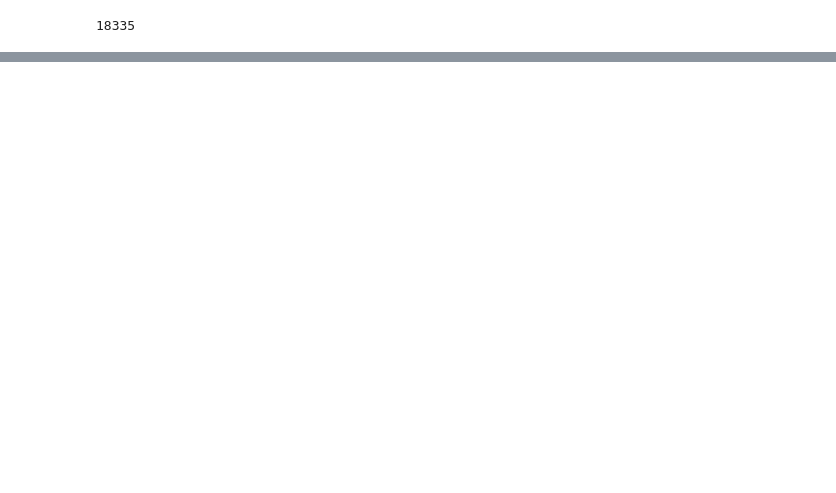
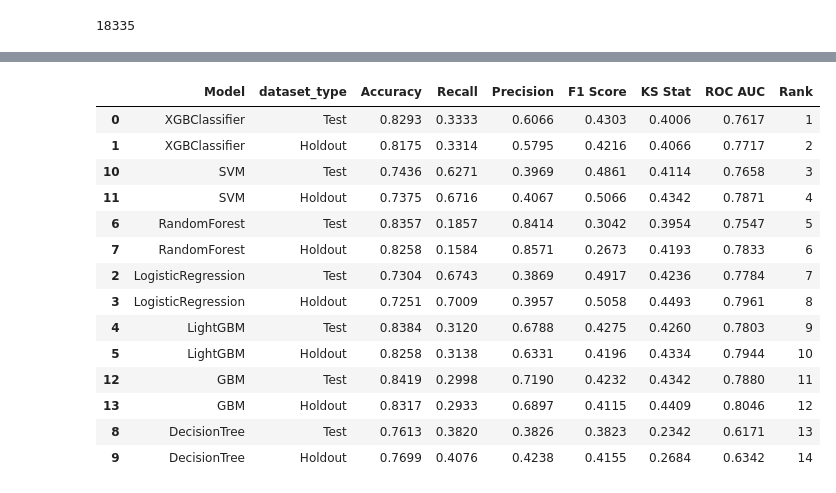
Before and after one commit to LinoMejiaDC/Machine-Leaarning-premature-births, a Jupyter notebook: Premature_model/notebooks/05_Modeling.ipynb, the cells around one changed output, grey strips where cells are left out. Saved outputs shown, nothing was run; the diff lists cells and outputs as text; code cells hidden in the pictures; blank space fills up the shorter version.

```diff
--- a/Premature_model/notebooks/05_Modeling.ipynb
+++ b/Premature_model/notebooks/05_Modeling.ipynb
@@ -411,0 +742,2 @@ data_train.CASEID.nunique()
+# %%
+result = rank_models(train_data, train_labels, test_data, test_labels, holdout_data, holdout_labels)
@@ -411,0 +761,18 @@ data_train.CASEID.nunique()
+# %%
+result
+# %% [output]
+|  | Model | dataset_type | Accuracy | Recall | Precision | F1 Score | KS Stat | ROC AUC | Rank |
+| 0 | XGBClassifier | Test | 0.8293 | 0.3333 | 0.6066 | 0.4303 | 0.4006 | 0.7617 | 1 |
+| 1 | XGBClassifier | Holdout | 0.8175 | 0.3314 | 0.5795 | 0.4216 | 0.4066 | 0.7717 | 2 |
+| 10 | SVM | Test | 0.7436 | 0.6271 | 0.3969 | 0.4861 | 0.4114 | 0.7658 | 3 |
+| 11 | SVM | Holdout | 0.7375 | 0.6716 | 0.4067 | 0.5066 | 0.4342 | 0.7871 | 4 |
+| 6 | RandomForest | Test | 0.8357 | 0.1857 | 0.8414 | 0.3042 | 0.3954 | 0.7547 | 5 |
+| 7 | RandomForest | Holdout | 0.8258 | 0.1584 | 0.8571 | 0.2673 | 0.4193 | 0.7833 | 6 |
+| 2 | LogisticRegression | Test | 0.7304 | 0.6743 | 0.3869 | 0.4917 | 0.4236 | 0.7784 | 7 |
+| 3 | LogisticRegression | Holdout | 0.7251 | 0.7009 | 0.3957 | 0.5058 | 0.4493 | 0.7961 | 8 |
+| 4 | LightGBM | Test | 0.8384 | 0.3120 | 0.6788 | 0.4275 | 0.4260 | 0.7803 | 9 |
+| 5 | LightGBM | Holdout | 0.8258 | 0.3138 | 0.6331 | 0.4196 | 0.4334 | 0.7944 | 10 |
+| 12 | GBM | Test | 0.8419 | 0.2998 | 0.7190 | 0.4232 | 0.4342 | 0.7880 | 11 |
+| 13 | GBM | Holdout | 0.8317 | 0.2933 | 0.6897 | 0.4115 | 0.4409 | 0.8046 | 12 |
+| 8 | DecisionTree | Test | 0.7613 | 0.3820 | 0.3826 | 0.3823 | 0.2342 | 0.6171 | 13 |
+| 9 | DecisionTree | Holdout | 0.7699 | 0.4076 | 0.4238 | 0.4155 | 0.2684 | 0.6342 | 14 |
```
Also changed, not shown: parts of 32 cells of this notebook, 3 other files.
